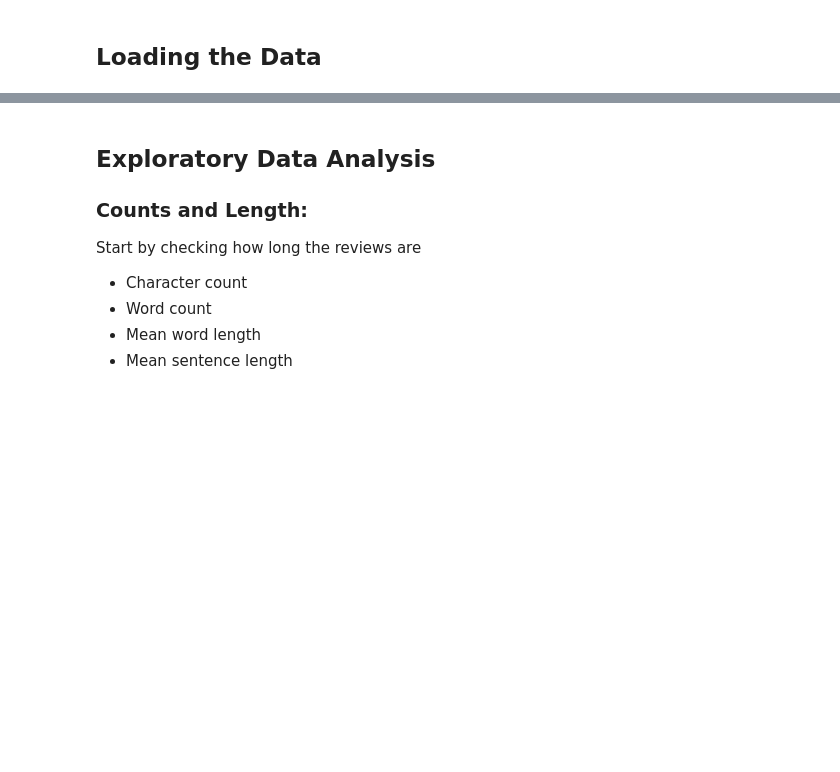
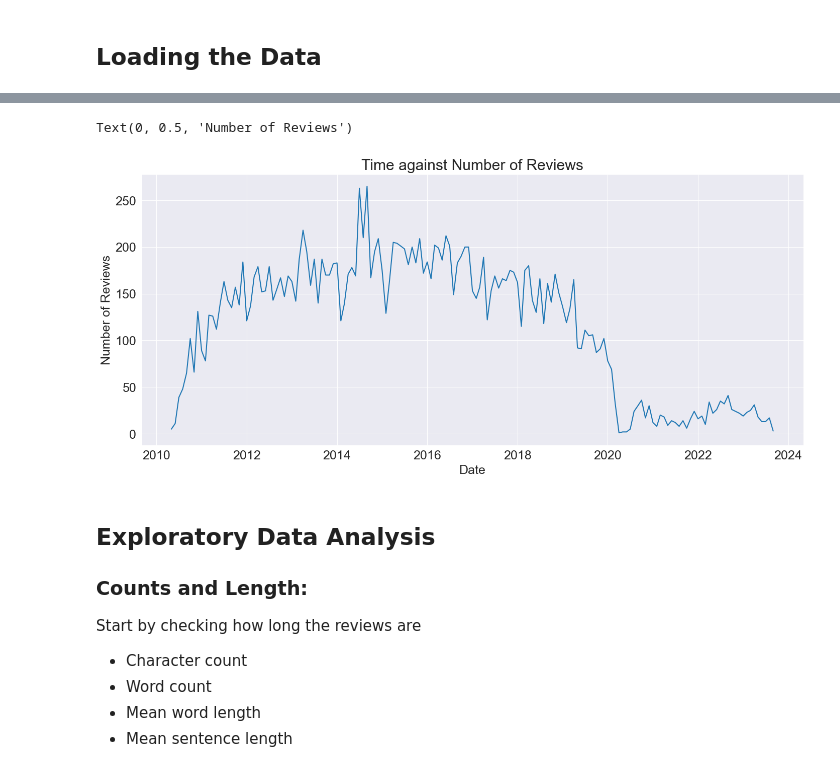
Before and after one commit to AmmarBagharib/sentiment_analysis_bt4222, a Jupyter notebook: codes/EDA.ipynb, the cells around one changed output, grey strips where cells are left out. Saved outputs shown, nothing was run; the diff lists cells and outputs as text; code cells hidden in the pictures; blank space fills up the shorter version.

```diff
--- a/codes/EDA.ipynb
+++ b/codes/EDA.ipynb
@@ -65,3 +60,11 @@ data.head(3)
 | 0 | 0 | Date of stay: August 2023 | Erica G | Sick in Singapore, and MBS staff ... | I was in Singapore on business an... | Trip type: Travelled on business | ... |
 | 1 | 1 | Date of stay: April 2023 | HJay | Lovely place to go whatever you p... | Whether it’s to soak up the Marin... | NaN | ... |
 | 2 | 2 | Date of stay: September 2023 | TaM | Thank you for the unforgettable m... | I stayed at Marina Bay Sands to p... | Trip type: Travelled as a couple | ... |
+# %%
+data['date'] = data['date_of_stay'].str.split(':').str[1]
+# %%
+timeline = data.groupby('date').count()['traveller_username']
+# %%
+timeline.index = pd.to_datetime(timeline.index)
+# %%
+timeline = timeline.sort_index()
@@ -68,3 +87,11 @@ data.head(3)
+# %%
+plt.plot(timeline)
+plt.title("Time against Number of Reviews")
+plt.xlabel("Date")
+plt.ylabel("Number of Reviews")
+# %% [output]
+Text(0, 0.5, 'Number of Reviews')
+[figure, added]
 # %% [markdown]
 ## Exploratory Data Analysis
 
```
Also changed, not shown: parts of 4 cells of this notebook.
